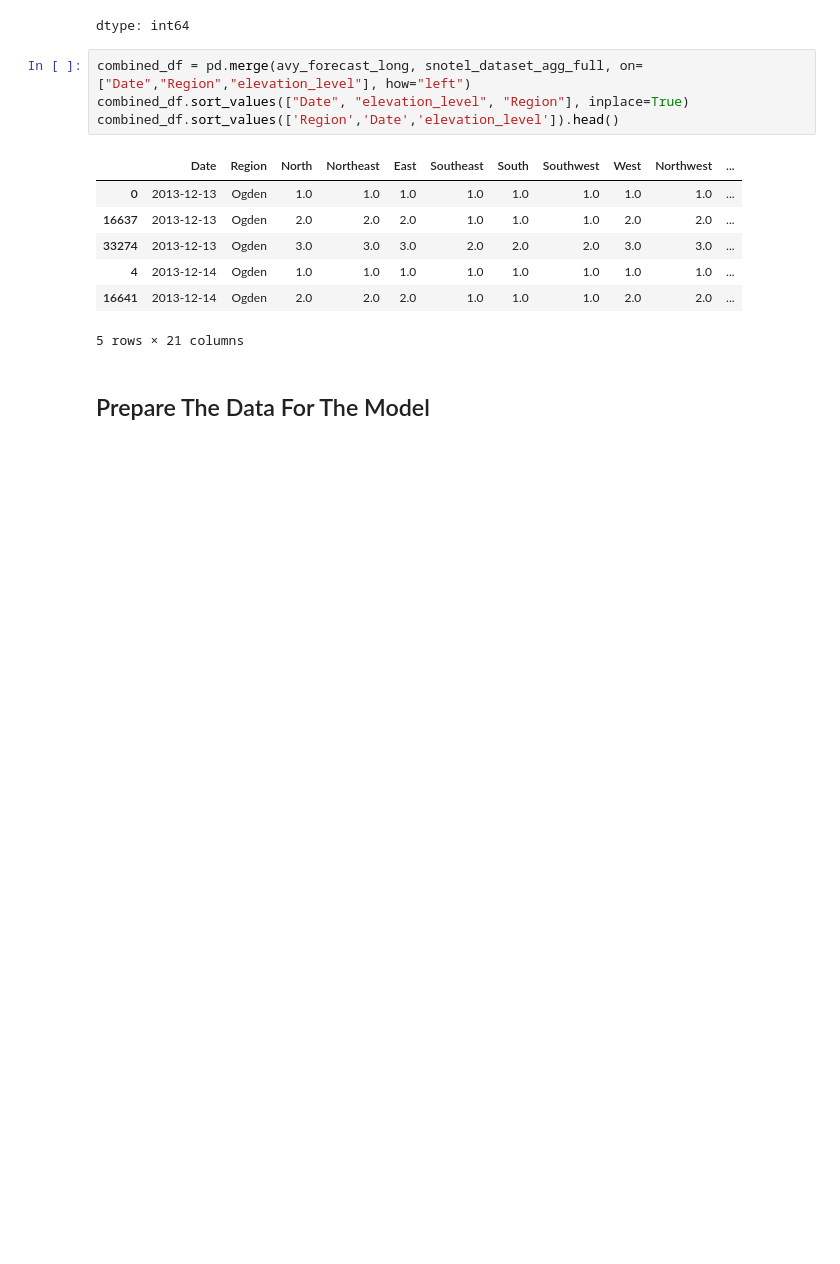
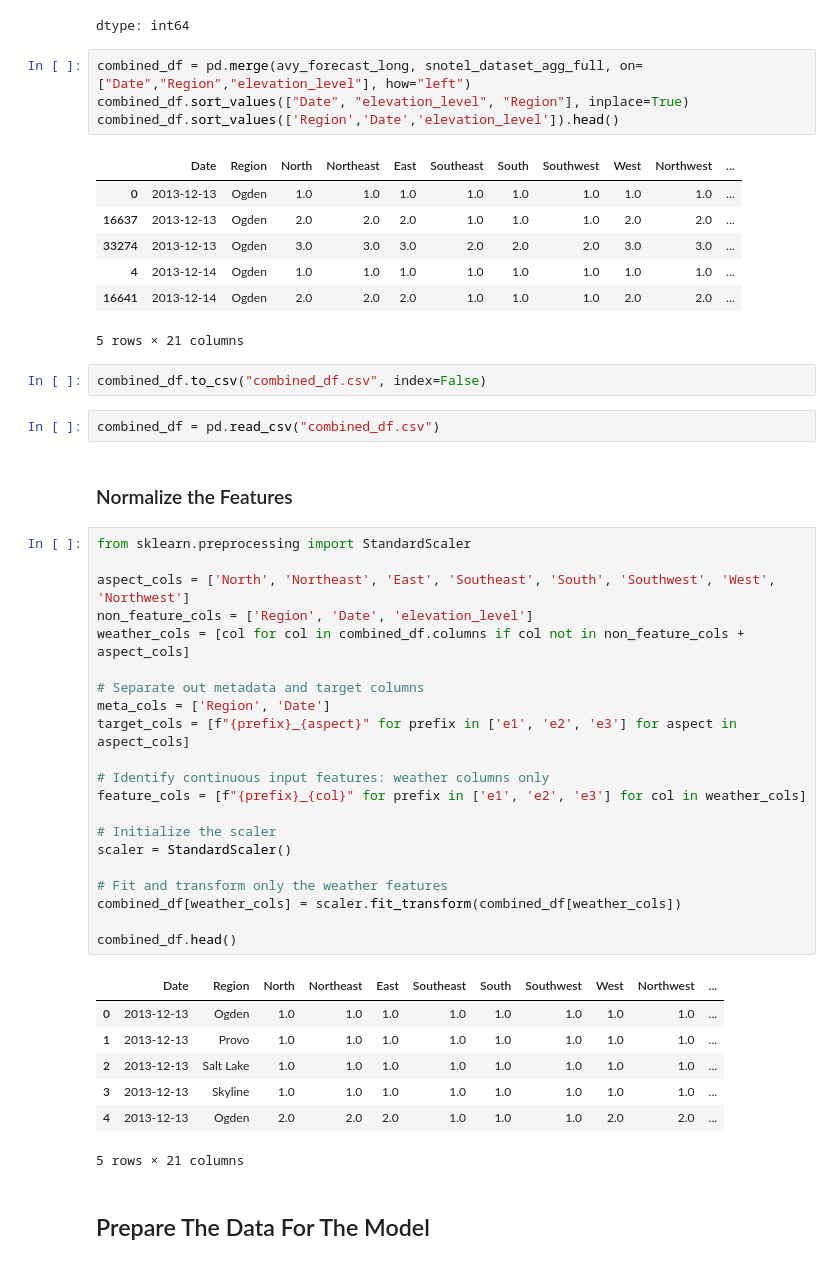
Before and after one commit to dallinmoore/avalanche-forecasting, a Jupyter notebook: main_notebook.ipynb, the cells around one changed output. Drawn from its saved outputs; the diff is of its cells as text; blank space fills up the shorter version.

```diff
--- a/main_notebook.ipynb
+++ b/main_notebook.ipynb
@@ -1098,6 +1084,41 @@ combined_df.sort_values(['Region','Date','elevation_level']).head()
 | 4 | 2013-12-14 | Ogden | 1.0 | 1.0 | 1.0 | 1.0 | 1.0 | 1.0 | 1.0 | 1.0 | ... |
 | 16641 | 2013-12-14 | Ogden | 2.0 | 2.0 | 2.0 | 1.0 | 1.0 | 1.0 | 2.0 | 2.0 | ... |
 5 rows × 21 columns
+# %%
+combined_df.to_csv("combined_df.csv", index=False)
+# %%
+combined_df = pd.read_csv("combined_df.csv")
+# %% [markdown]
+### Normalize the Features
+# %%
+from sklearn.preprocessing import StandardScaler
+
+aspect_cols = ['North', 'Northeast', 'East', 'Southeast', 'South', 'Southwest', 'West', 'Northwest']
+non_feature_cols = ['Region', 'Date', 'elevation_level']
+weather_cols = [col for col in combined_df.columns if col not in non_feature_cols + aspect_cols]
+
+# Separate out metadata and target columns
+meta_cols = ['Region', 'Date']
+target_cols = [f"{prefix}_{aspect}" for prefix in ['e1', 'e2', 'e3'] for aspect in aspect_cols]
+
+# Identify continuous input features: weather columns only
+feature_cols = [f"{prefix}_{col}" for prefix in ['e1', 'e2', 'e3'] for col in weather_cols]
+
+# Initialize the scaler
+scaler = StandardScaler()
+
+# Fit and transform only the weather features
+combined_df[weather_cols] = scaler.fit_transform(combined_df[weather_cols])
+
+combined_df.head()
+# %% [output]
+|  | Date | Region | North | Northeast | East | Southeast | South | Southwest | West | Northwest | ... |
+| 0 | 2013-12-13 | Ogden | 1.0 | 1.0 | 1.0 | 1.0 | 1.0 | 1.0 | 1.0 | 1.0 | ... |
+| 1 | 2013-12-13 | Provo | 1.0 | 1.0 | 1.0 | 1.0 | 1.0 | 1.0 | 1.0 | 1.0 | ... |
+| 2 | 2013-12-13 | Salt Lake | 1.0 | 1.0 | 1.0 | 1.0 | 1.0 | 1.0 | 1.0 | 1.0 | ... |
+| 3 | 2013-12-13 | Skyline | 1.0 | 1.0 | 1.0 | 1.0 | 1.0 | 1.0 | 1.0 | 1.0 | ... |
+| 4 | 2013-12-13 | Ogden | 2.0 | 2.0 | 2.0 | 1.0 | 1.0 | 1.0 | 2.0 | 2.0 | ... |
+5 rows × 21 columns
 # %% [markdown]
 ## Prepare The Data For The Model
 # %%
```
Also changed, not shown: parts of 24 cells of this notebook.
